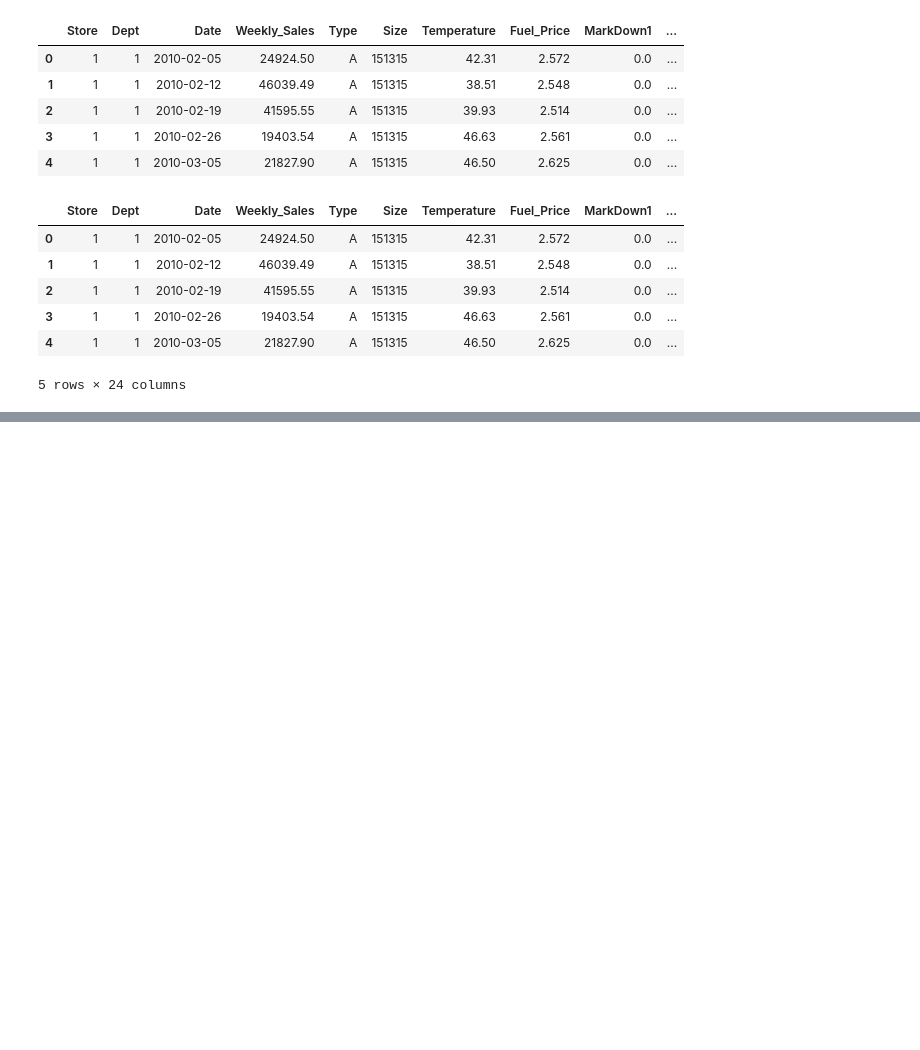
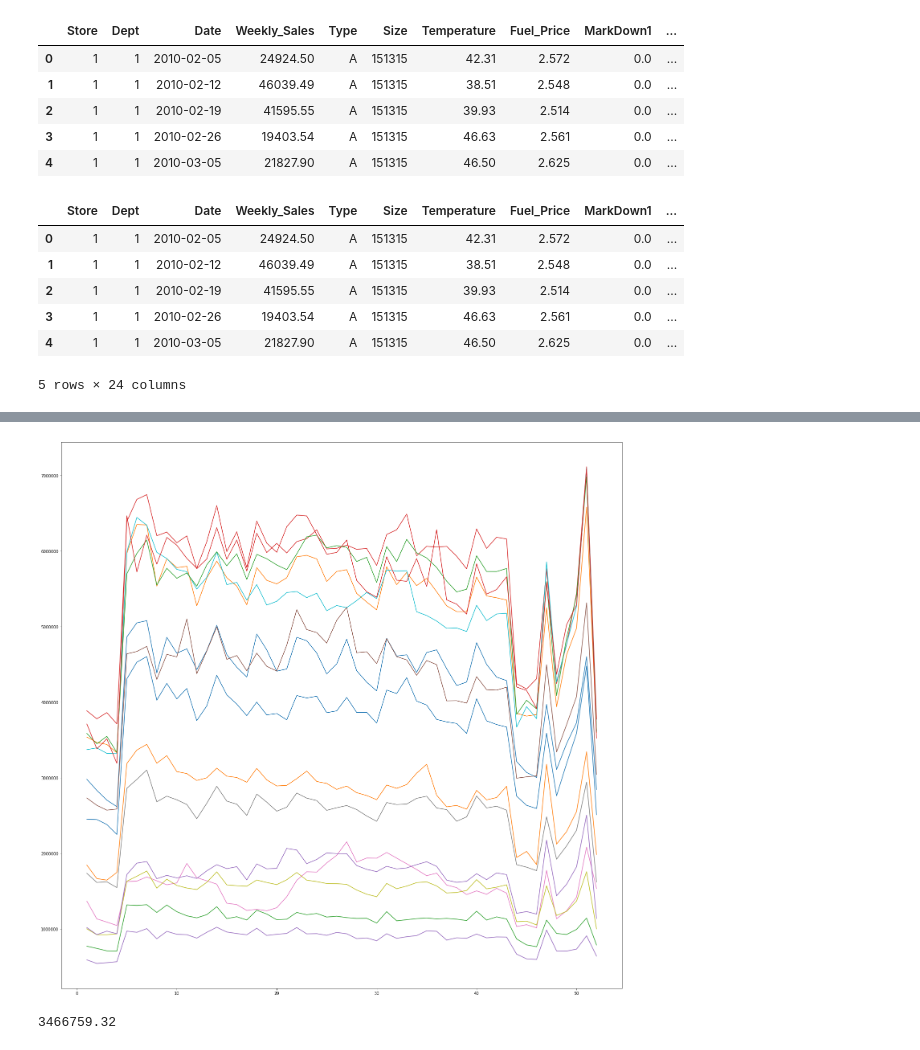
Before and after one commit to digitalhuman-kp/walmart, a Jupyter notebook: data_clean_v1.ipynb, the cells around one changed output, grey strips where cells are left out. Cells and saved outputs as stored; diff of their text form; code cells hidden in the pictures; blank space fills up the shorter version.

```diff
--- a/data_clean_v1.ipynb
+++ b/data_clean_v1.ipynb
@@ -139,0 +134,52 @@ master_df[(master_df['Store'] == 1)].describe()
+# %%
+week_array = []
+store_array = []
+
+for i in range(1, 46):
+    store_array.append(i)
+total_stores_sales = {}
+
+for i in range(1, 46):
+    week_array.append(i)
+    current_store_array = []
+    for j in range(1, 53):
+        current_dp = master_df[(master_df['Store'] == i) & (master_df['Week_Number'] == j)]
+        sales_array = current_dp['Weekly_Sales'].tolist()
+        sum_sales = 0
+        for k in range(1, len(sales_array)):
+            sum_sales = sum_sales + sales_array[k]
+        current_store_array.append(sum_sales)
+    total_stores_sales[i] = current_store_array
+# %%
+store_array = []
+for i in range(1, 53):
+    store_array.append(i)
+
+#for i in range(1, 46):
+    #total_stores_sales[i].pop(0)
+
+plt.plot(store_array,total_stores_sales[1])
+plt.plot(store_array,total_stores_sales[2])
+plt.plot(store_array,total_stores_sales[3])
+plt.plot(store_array,total_stores_sales[4])
+plt.plot(store_array,total_stores_sales[5])
+plt.plot(store_array,total_stores_sales[6])
+plt.plot(store_array,total_stores_sales[7])
+plt.plot(store_array,total_stores_sales[8])
+plt.plot(store_array,total_stores_sales[9])
+plt.plot(store_array,total_stores_sales[10])
+plt.plot(store_array,total_stores_sales[11])
+plt.plot(store_array,total_stores_sales[12])
+plt.plot(store_array,total_stores_sales[13])
+plt.plot(store_array,total_stores_sales[14])
+plt.plot(store_array,total_stores_sales[15])
+
+fig = plt.gcf()
+fig.set_size_inches(25,25)
+plt.show()
+# %% [output]
+[figure, added]
+# %%
+print(total_stores_sales[2][1])
+# %% [output]
+3466759.32
```
Also changed, not shown: parts of 6 cells of this notebook, 1 other file.
